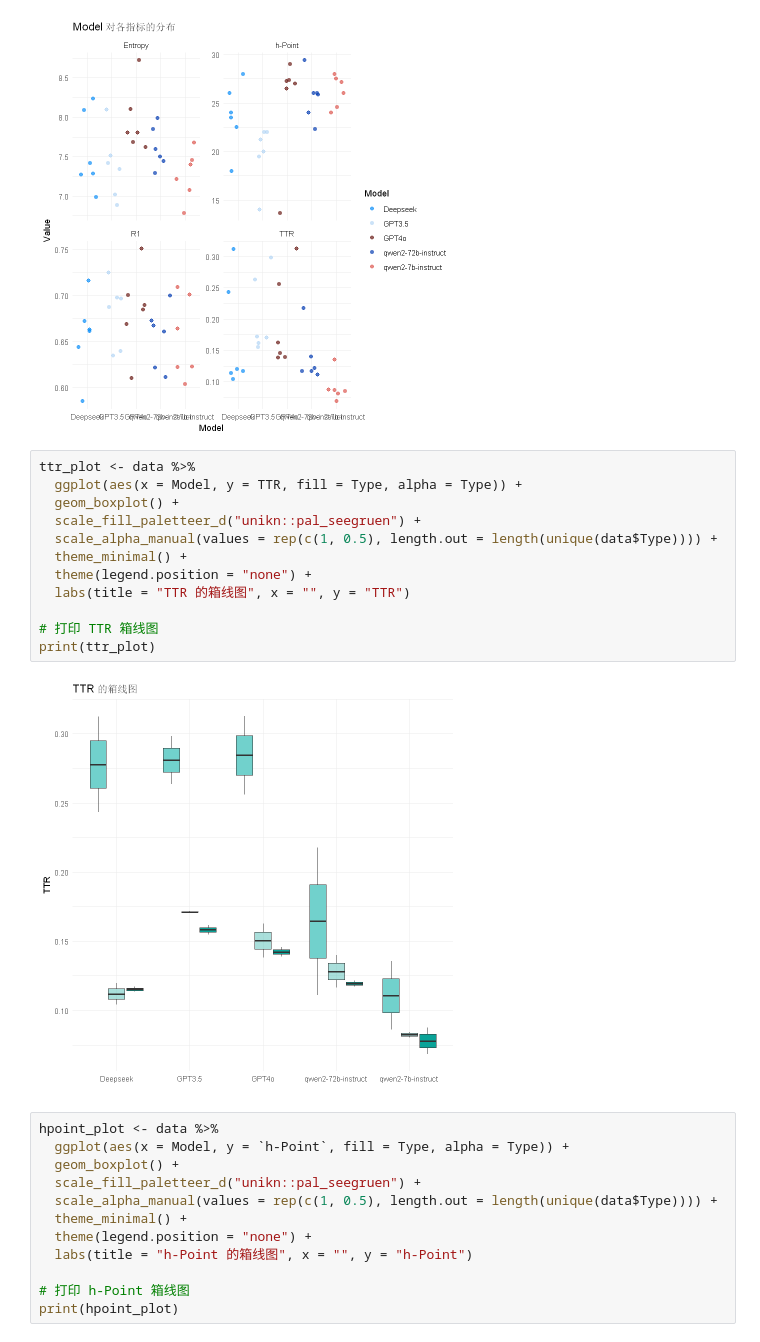
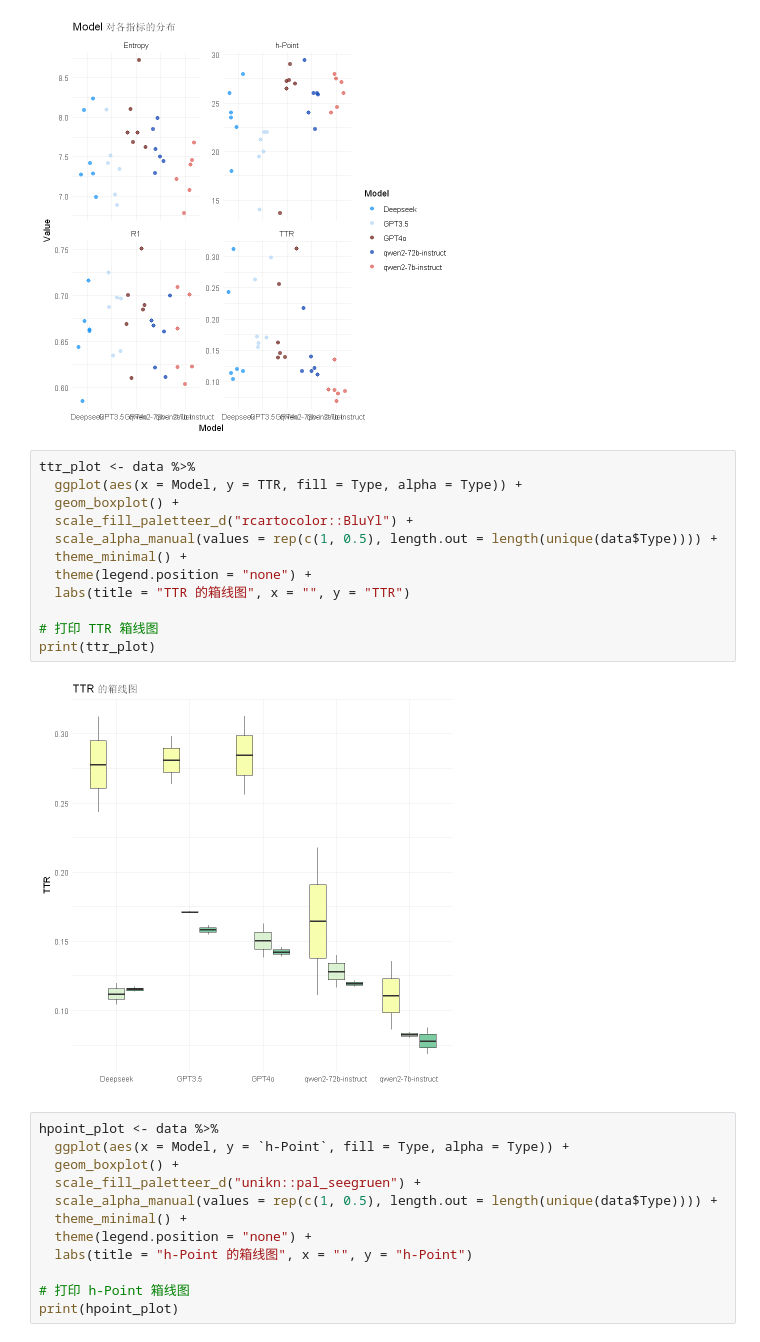
Before and after one commit to exusiaiwei/journey-learning-log, a Jupyter notebook: Doing/python/LLM_QL/quita.ipynb, the cells around one changed output. Cells and saved outputs as stored; diff of their text form.

Commit message:
✨ feat(zipf-mandelbrot.ipynb): Change the color theme of plot

```diff
--- a/Doing/python/LLM_QL/quita.ipynb
+++ b/Doing/python/LLM_QL/quita.ipynb
@@ -49,17 +49,17 @@ print(model_plot)
 # %%
 ttr_plot <- data %>%
   ggplot(aes(x = Model, y = TTR, fill = Type, alpha = Type)) +
   geom_boxplot() +
-  scale_fill_paletteer_d("unikn::pal_seegruen") +
+  scale_fill_paletteer_d("rcartocolor::BluYl") +
   scale_alpha_manual(values = rep(c(1, 0.5), length.out = length(unique(data$Type)))) +
   theme_minimal() +
   theme(legend.position = "none") +
   labs(title = "TTR 的箱线图", x = "", y = "TTR")
 
 # 打印 TTR 箱线图
 print(ttr_plot)
 # %% [output]
-[figure, old version]
+[figure, new version]
 # %%
 hpoint_plot <- data %>%
   ggplot(aes(x = Model, y = `h-Point`, fill = Type, alpha = Type)) +
```
Also changed, not shown: parts of 1 cell of this notebook, 1 other file.
